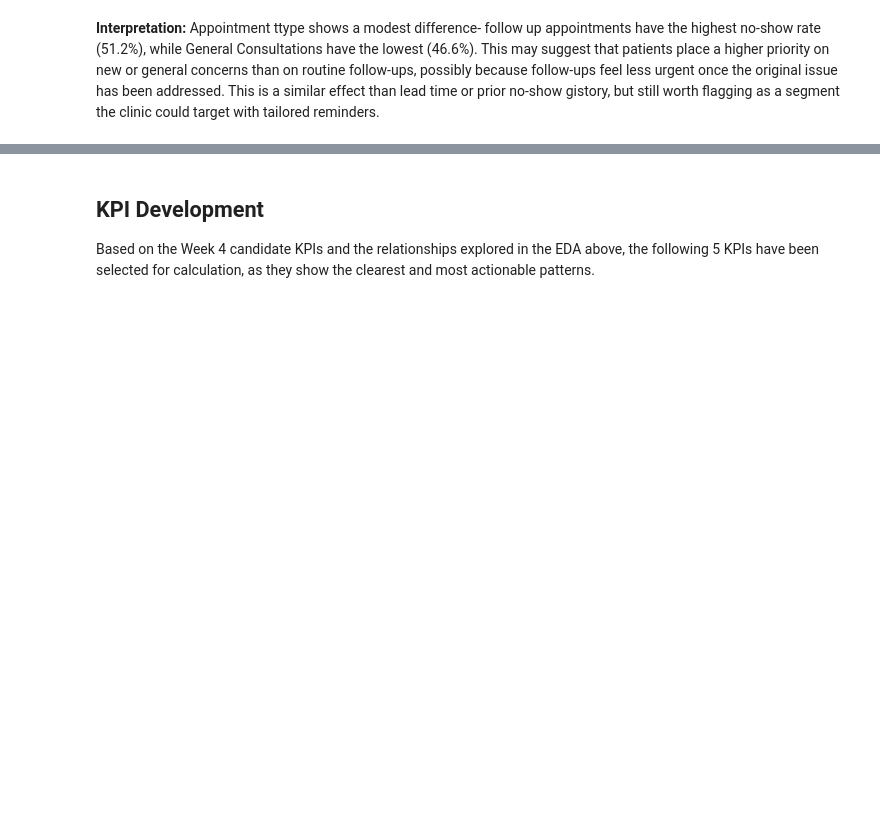
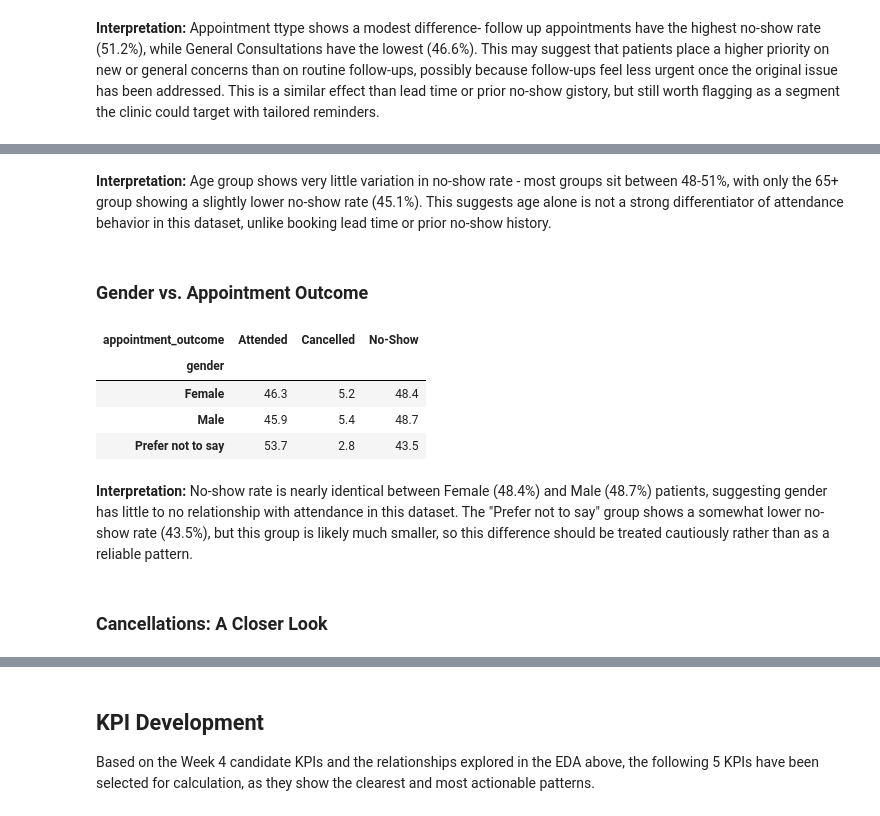
Before and after one commit to Osas-25/AnalystLab-Africa-Week4-Week5-Health-Connect-Analysis, a Jupyter notebook: Week5_Analytics_Report.ipynb, the cells around one changed output, grey strips where cells are left out. Saved outputs shown, nothing was run; the diff lists cells and outputs as text; code cells hidden in the pictures; blank space fills up the shorter version.

Commit message:
Week 5: add age, gender, and cancellation analysis to EDA

```diff
--- a/Week5_Analytics_Report.ipynb
+++ b/Week5_Analytics_Report.ipynb
@@ -202,0 +216,16 @@ pd.crosstab(df['appointment_type'], df['appointment_outcome'], normalize='index'
+# %% [markdown]
+**Interpretation:** Age group shows very little variation in no-show rate - most groups sit between 48-51%, with only the 65+ group showing a slightly lower no-show rate (45.1%). This suggests age alone is not a strong differentiator of attendance behavior in this dataset, unlike booking lead time or prior no-show history.
+# %% [markdown]
+### Gender vs. Appointment Outcome
+# %%
+pd.crosstab(df['gender'], df['appointment_outcome'], normalize='index').mul(100).round(1)
+# %% [output]
+| appointment_outcome | Attended | Cancelled | No-Show |
+| gender |  |  |  |
+| Female | 46.3 | 5.2 | 48.4 |
+| Male | 45.9 | 5.4 | 48.7 |
+| Prefer not to say | 53.7 | 2.8 | 43.5 |
+# %% [markdown]
+**Interpretation:** No-show rate is nearly identical between Female (48.4%) and Male (48.7%) patients, suggesting gender has little to no relationship with attendance in this dataset. The "Prefer not to say" group shows a somewhat lower no-show rate (43.5%), but this group is likely much smaller, so this difference should be treated cautiously rather than as a reliable pattern.
+# %% [markdown]
+### Cancellations: A Closer Look
```
Also changed, not shown: parts of 5 cells of this notebook, 1 other file.
